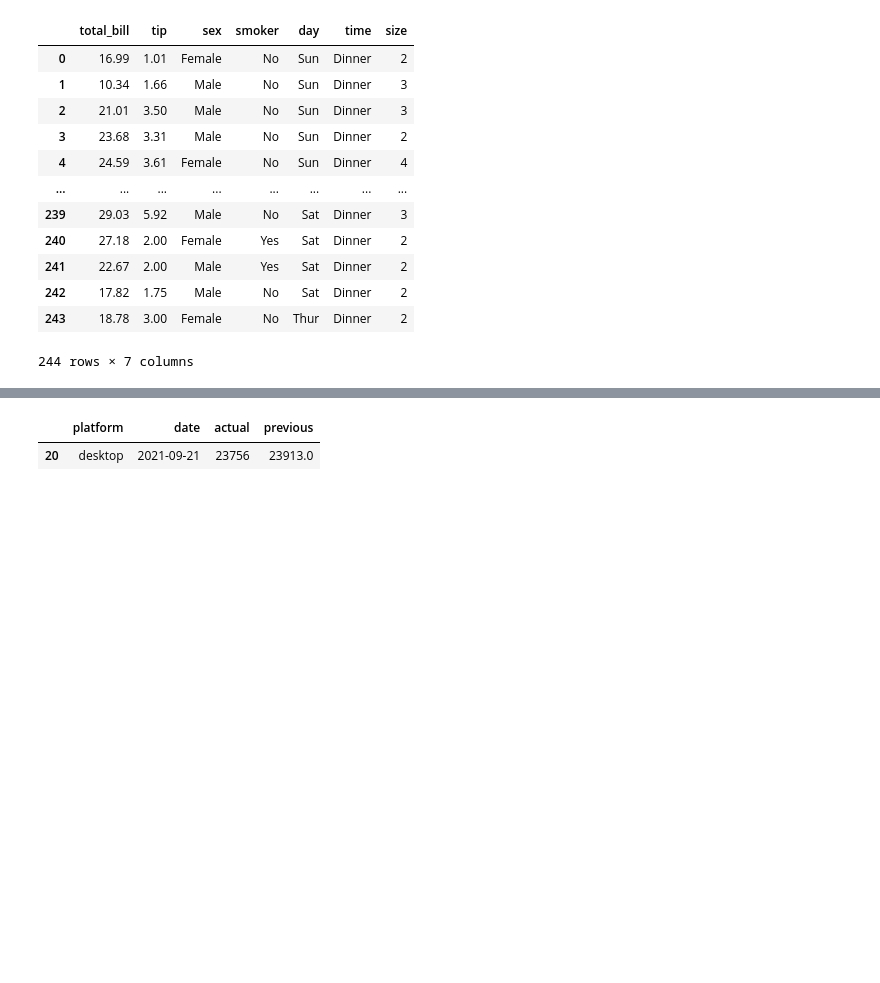
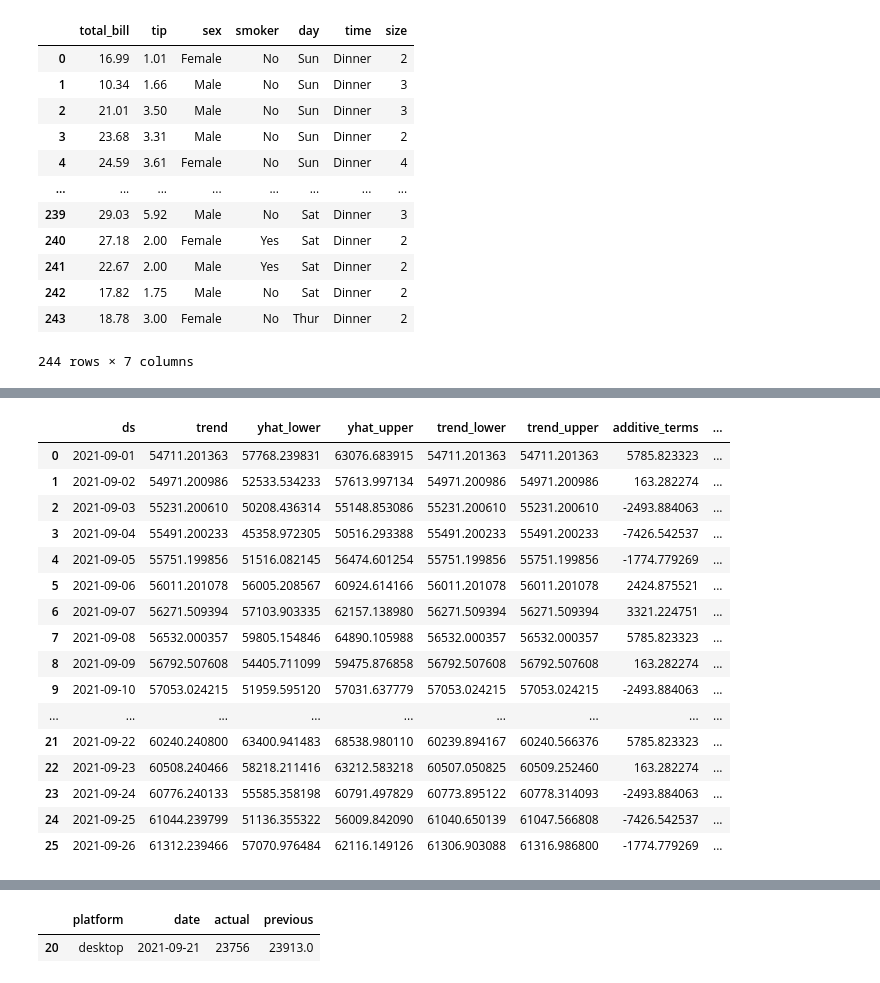
Before and after one commit to aleks-haksly/VIZRO, a Jupyter notebook: demos/test_yandex.ipynb, the cells around one changed output, grey strips where cells are left out. Saved outputs shown, nothing was run; the diff lists cells and outputs as text; code cells hidden in the pictures; blank space fills up the shorter version.

```diff
--- a/demos/test_yandex.ipynb
+++ b/demos/test_yandex.ipynb
@@ -59,0 +105,20 @@ df.groupby(["platform", "date"])["count"].sum().loc["touch"].tail(2).tolist()
+# %%
+forecast
+# %% [output]
+|  | ds | trend | yhat_lower | yhat_upper | trend_lower | trend_upper | additive_terms | ... |
+| 0 | 2021-09-01 | 54711.201363 | 57768.239831 | 63076.683915 | 54711.201363 | 54711.201363 | 5785.823323 | ... |
+| 1 | 2021-09-02 | 54971.200986 | 52533.534233 | 57613.997134 | 54971.200986 | 54971.200986 | 163.282274 | ... |
+| 2 | 2021-09-03 | 55231.200610 | 50208.436314 | 55148.853086 | 55231.200610 | 55231.200610 | -2493.884063 | ... |
+| 3 | 2021-09-04 | 55491.200233 | 45358.972305 | 50516.293388 | 55491.200233 | 55491.200233 | -7426.542537 | ... |
+| 4 | 2021-09-05 | 55751.199856 | 51516.082145 | 56474.601254 | 55751.199856 | 55751.199856 | -1774.779269 | ... |
+| 5 | 2021-09-06 | 56011.201078 | 56005.208567 | 60924.614166 | 56011.201078 | 56011.201078 | 2424.875521 | ... |
+| 6 | 2021-09-07 | 56271.509394 | 57103.903335 | 62157.138980 | 56271.509394 | 56271.509394 | 3321.224751 | ... |
+| 7 | 2021-09-08 | 56532.000357 | 59805.154846 | 64890.105988 | 56532.000357 | 56532.000357 | 5785.823323 | ... |
+| 8 | 2021-09-09 | 56792.507608 | 54405.711099 | 59475.876858 | 56792.507608 | 56792.507608 | 163.282274 | ... |
+| 9 | 2021-09-10 | 57053.024215 | 51959.595120 | 57031.637779 | 57053.024215 | 57053.024215 | -2493.884063 | ... |
+| ... | ... | ... | ... | ... | ... | ... | ... | ... |
+| 21 | 2021-09-22 | 60240.240800 | 63400.941483 | 68538.980110 | 60239.894167 | 60240.566376 | 5785.823323 | ... |
+| 22 | 2021-09-23 | 60508.240466 | 58218.211416 | 63212.583218 | 60507.050825 | 60509.252460 | 163.282274 | ... |
+| 23 | 2021-09-24 | 60776.240133 | 55585.358198 | 60791.497829 | 60773.895122 | 60778.314093 | -2493.884063 | ... |
+| 24 | 2021-09-25 | 61044.239799 | 51136.355322 | 56009.842090 | 61040.650139 | 61047.566808 | -7426.542537 | ... |
+| 25 | 2021-09-26 | 61312.239466 | 57070.976484 | 62116.149126 | 61306.903088 | 61316.986800 | -1774.779269 | ... |
```
Also changed, not shown: parts of 15 cells of this notebook.
